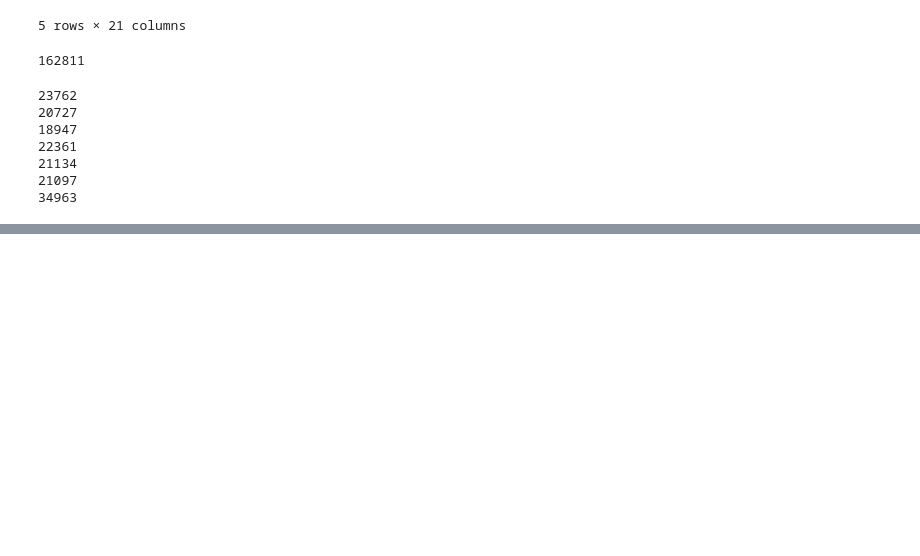
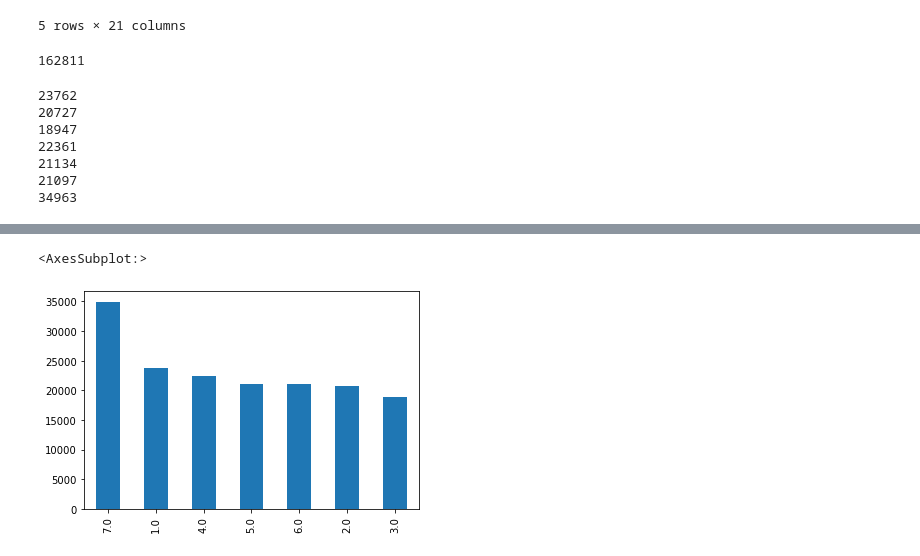
Before and after one commit to MichiganDataScienceTeam/W22-Detroit-Project, a Jupyter notebook: JGS.ipynb, the cells around one changed output, grey strips where cells are left out. Cells and saved outputs as stored; diff of their text form; code cells hidden in the pictures; blank space fills up the shorter version.

```diff
--- a/JGS.ipynb
+++ b/JGS.ipynb
@@ -113,0 +129,5 @@ coun7["request_type_title"].value_counts().plot.bar()
+# %%
+pri2["council_district"].value_counts().plot.bar()
+# %% [output]
+<AxesSubplot:>
+[figure, added]
```
Also changed, not shown: parts of 10 cells of this notebook.
